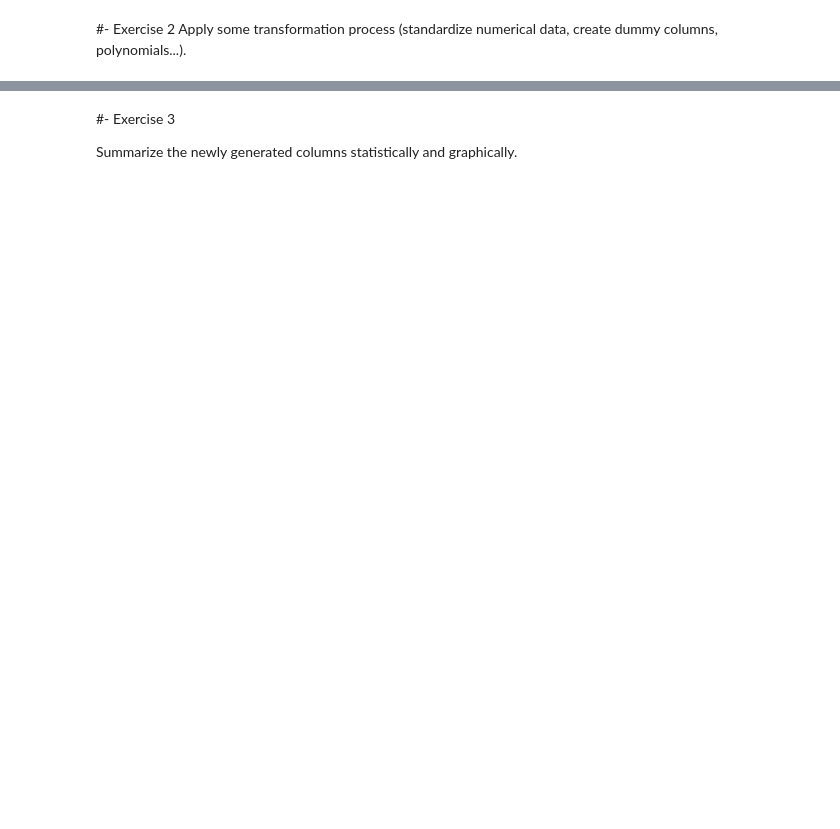
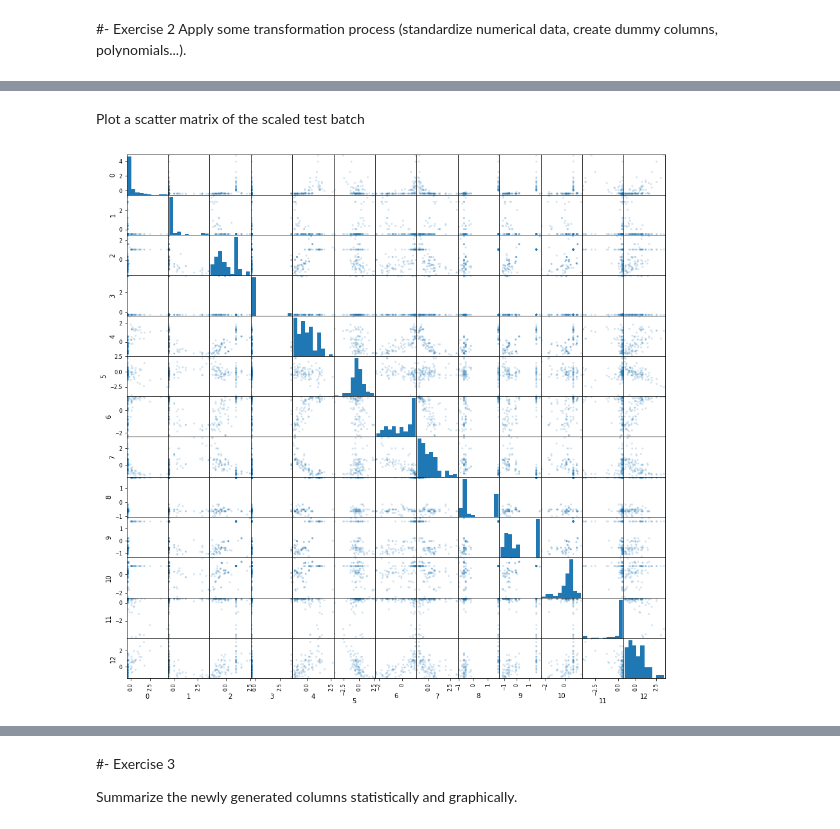
Before and after one commit to ddenebb/SkLearn_Train_Test, a Jupyter notebook: Tasca_M5_T02.ipynb, the cells around one changed output, grey strips where cells are left out. Cells and saved outputs as stored; diff of their text form; code cells hidden in the pictures; blank space fills up the shorter version.

```diff
--- a/Tasca_M5_T02.ipynb
+++ b/Tasca_M5_T02.ipynb
@@ -109,0 +195,7 @@ Apply some transformation process (standardize numerical data, create dummy colu
+# %% [markdown]
+Plot a scatter matrix of the scaled test batch
+# %%
+from pandas.plotting import scatter_matrix
+scatter_matrix(pd.DataFrame(X_test), alpha=0.2, figsize=(15, 15));
+# %% [output]
+[figure, added]
```
Also changed, not shown: parts of 20 cells of this notebook.
